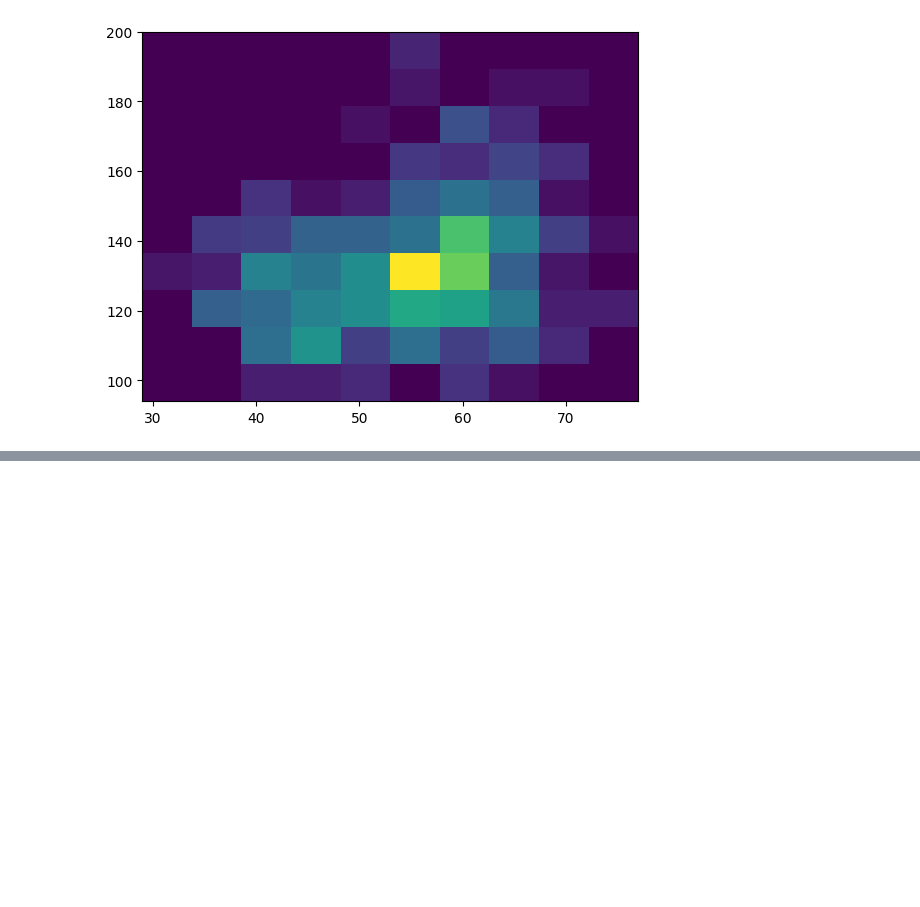
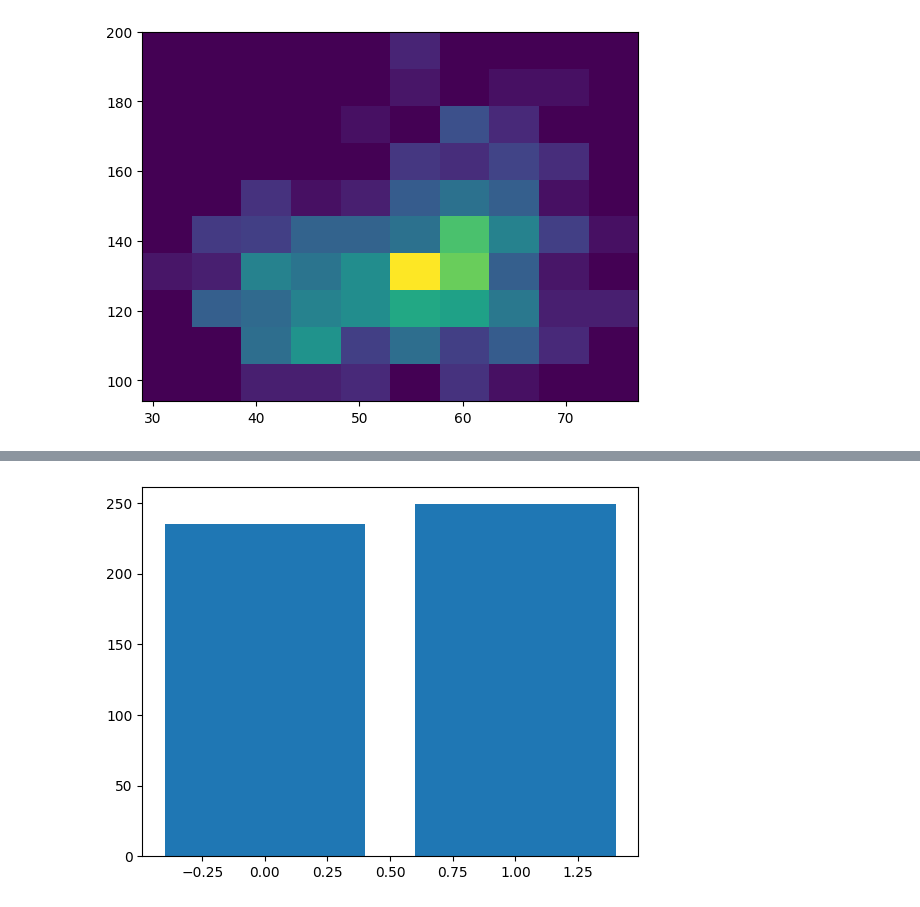
Before and after one commit to computationalUncertaintyLab/dexp_book, a Jupyter notebook: Chap3_Dataviz.ipynb, the cells around one changed output, grey strips where cells are left out. Saved outputs shown, nothing was run; the diff lists cells and outputs as text; code cells hidden in the pictures; blank space fills up the shorter version.

```diff
--- a/Chap3_Dataviz.ipynb
+++ b/Chap3_Dataviz.ipynb
@@ -163,3 +180,14 @@ plt.hist2d(heart_disease["age"], heart_disease["trestbps"])
+# %%
+
+avg_cholesterol__yes_angina = np.median(yes_angina["chol"])
+avg_cholesterol__no_angina  = np.median(no_angina["chol"])
+
+fig,ax = plt.subplots()
+ax.bar([0,1],[avg_cholesterol__no_angina, avg_cholesterol__yes_angina])
+
+plt.show()
+# %% [output]
+[figure, added]
 # %%
 ### Histogram - 2d
 
```
Also changed, not shown: parts of 2 cells of this notebook.
